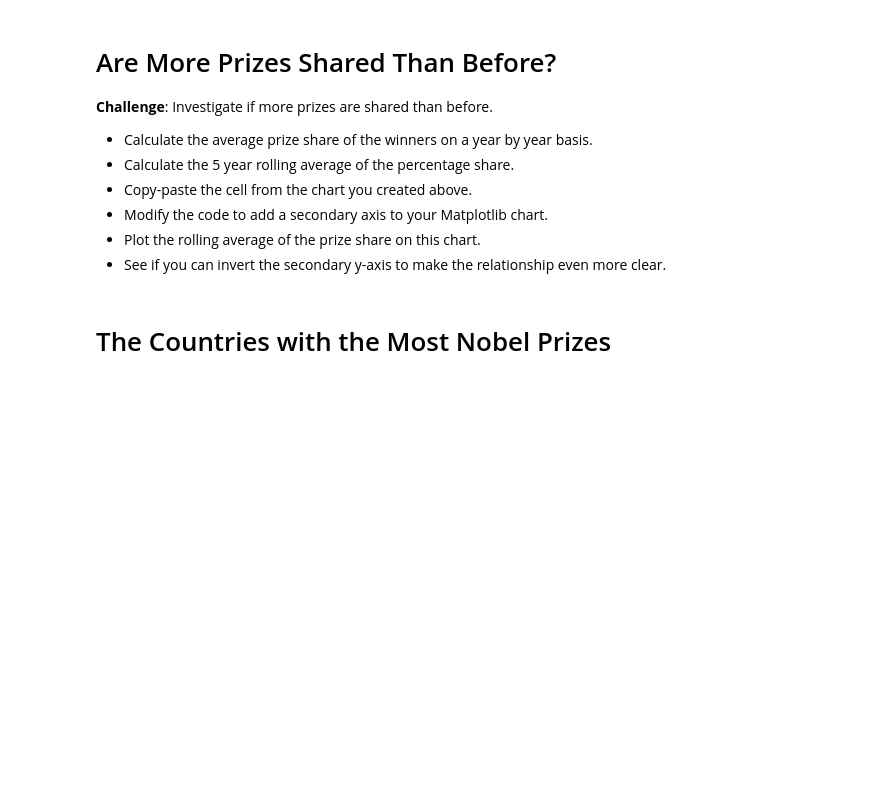
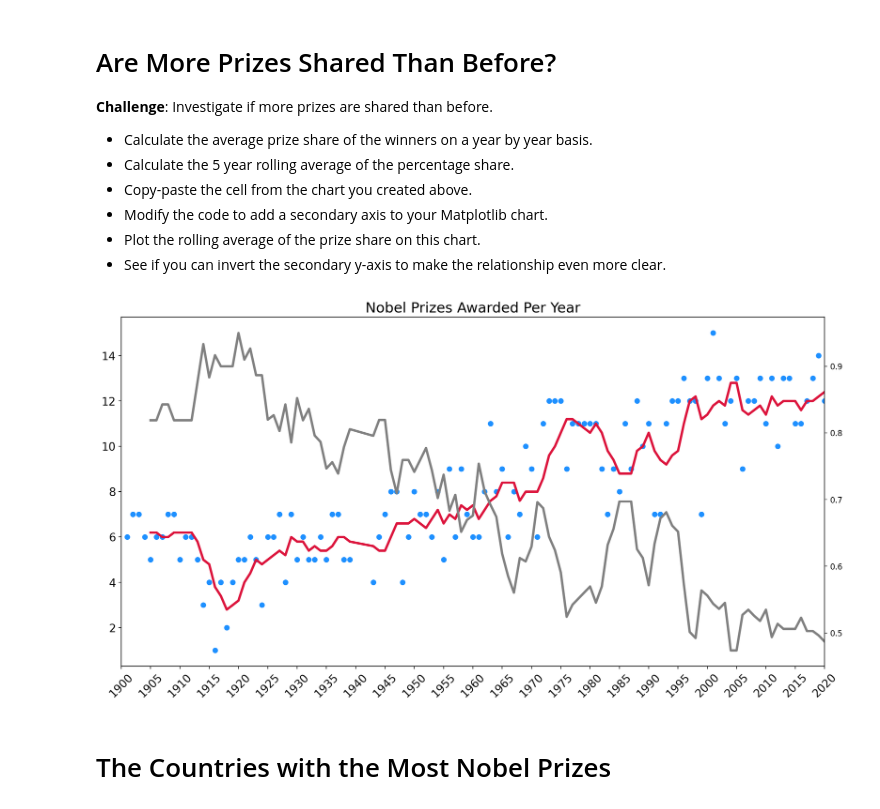
Before and after one commit to bluescreenlife/100-days-of-code, a Jupyter notebook: day_79_nobel_prize_data/Nobel_Prize_Analysis_(start).ipynb, the cells around one changed output. Drawn from its saved outputs; the diff is of its cells as text; code cells hidden in the pictures; blank space fills up the shorter version.

```diff
--- a/day_79_nobel_prize_data/Nobel_Prize_Analysis_(start).ipynb
+++ b/day_79_nobel_prize_data/Nobel_Prize_Analysis_(start).ipynb
@@ -364,6 +402,46 @@ fig.show()
 * Modify the code to add a secondary axis to your Matplotlib chart.
 * Plot the rolling average of the prize share on this chart.
 * See if you can invert the secondary y-axis to make the relationship even more clear.
+# %%
+# create df for average prize share, calculate 5 year moving average
+avg_prize_share = df_data.groupby('year').agg({'share_pct': pd.Series.mean})
+share_moving_average = avg_prize_share.rolling(window=5).mean()
+# %%
+# set up tick marks for x axis
+tick_marks = np.arange(1900,2021,5) # start, stop, step
+
+# configure plot settings
+plt.figure(figsize=(16,8), dpi=200)
+plt.title('Nobel Prizes Awarded Per Year', fontsize=18)
+plt.yticks(fontsize=14)
+plt.xticks(ticks=tick_marks,
+           fontsize=14, rotation=45)
+
+# get axes, set x axis limits
+ax1 = plt.gca()
+ax2 = ax1.twinx()
+ax1.set_xlim(1900,2020)
+
+# plot scatter data
+ax1.scatter(x=prize_per_year.index,
+            y=prize_per_year.values,
+            color='dodgerblue')
+
+# plot moving average data
+ax1.plot(prize_per_year.index,
+         moving_average.values,
+         color='crimson',
+         linewidth=3)
+
+# add prize share moving average
+ax2.plot(prize_per_year.index,
+         share_moving_average.values,
+         color='grey',
+         linewidth=3)
+
+plt.show()
+# %% [output]
+[figure, added]
 # %% [markdown]
 # The Countries with the Most Nobel Prizes
 # %% [markdown]
```
Also changed, not shown: parts of 3 cells of this notebook.
